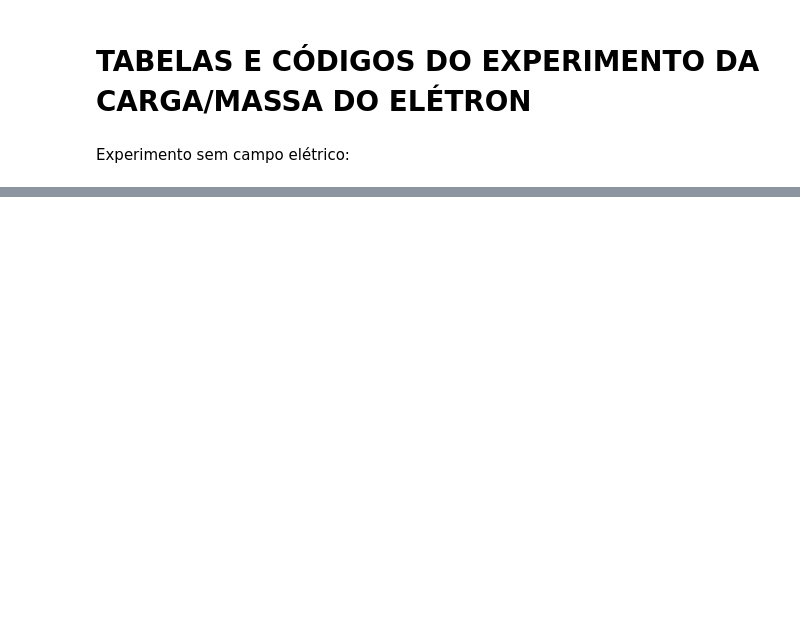
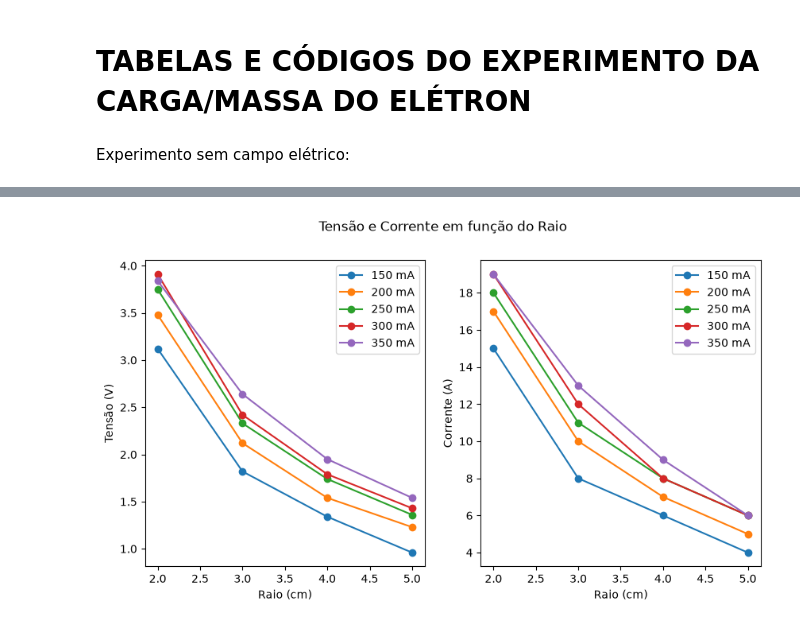
Before and after one commit to BernardoSGouveia/Laborat-rio-de-f-sica-qu-ntica, a Jupyter notebook: carga-massa.ipynb, the cells around one changed output, grey strips where cells are left out. Saved outputs shown, nothing was run; the diff lists cells and outputs as text; code cells hidden in the pictures; blank space fills up the shorter version.

```diff
--- a/carga-massa.ipynb
+++ b/carga-massa.ipynb
@@ -64,3 +67,18 @@ Amperagem = np.array([0.12, 0.16, 0.19, 0.22, 0.27, 0.32, 0.37, 0.42, 0.45])
 Quadrados = np.array([7,    10,   12,   14,   17,   20,   22,   25,   27])
 Quadrados = Quadrados * 2 # Convertendo para milímetros
 Voltagem2 = np.array([120,  180,  220,  260,   300, 360,  400,  460,  500])
+# %%
+Raios = np.array([5,4,3,2])
+Corrente_150 = [0.96, 1.34, 1.82, 3.12]
+Tensao_150 = [4,6,8,15]
+Corrente_200 = [1.23, 1.54, 2.12, 3.48]
+Tensao_200 = [5,7,10,17]
+Corrente_250 = [1.36, 1.74, 2.33, 3.75]
+Tensao_250 = [6,8,11,18]
+Corrente_300_15 = [1.43, 1.79, 2.42, 3.91]
+Tensao_300_15 = [6,8,12,19]
+Corrente_300_50 = [1.54, 1.95, 2.64, 3.84]
+Tensao_300_50 = [6,9,13,19]
+table = np.array([Corrente_150, Tensao_150, Corrente_200, Tensao_200, Corrente_250, Tensao_250, Corrente_300_15, Tensao_300_15, Corrente_300_50, Tensao_300_50])
+print(table)
+print(Raios)
@@ -66,0 +97,17 @@ Voltagem2 = np.array([120,  180,  220,  260,   300, 360,  400,  460,  500])
+# %%
+fig, ax = plt.subplots(1, 2, figsize=(10, 5))
+for i,line in enumerate(table):
+    if i % 2 == 0:
+        ax[0].plot(Raios,line, marker='o', label=f'{150 + (i//2)*50} mA')
+    else:
+        ax[1].plot(Raios,line, marker='o', label=f'{150 + ((i-1)//2)*50} mA')
+ax[0].set_xlabel('Raio (cm)')
+ax[0].set_ylabel('Tensão (V)')
+ax[0].legend()
+ax[1].set_xlabel('Raio (cm)')
+ax[1].set_ylabel('Corrente (A)')
+ax[1].legend()
+fig.suptitle('Tensão e Corrente em função do Raio')
+plt.show()
+# %% [output]
+[figure, added]
```
Also changed, not shown: parts of 4 cells of this notebook.
